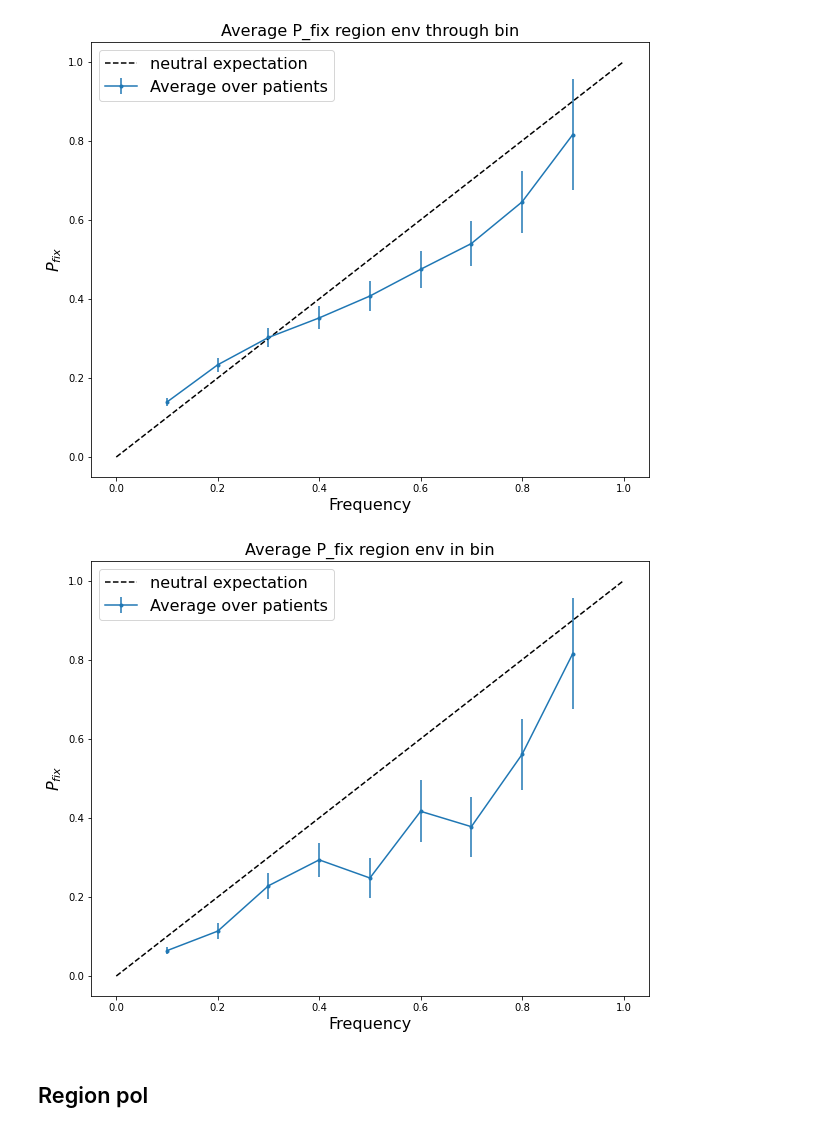
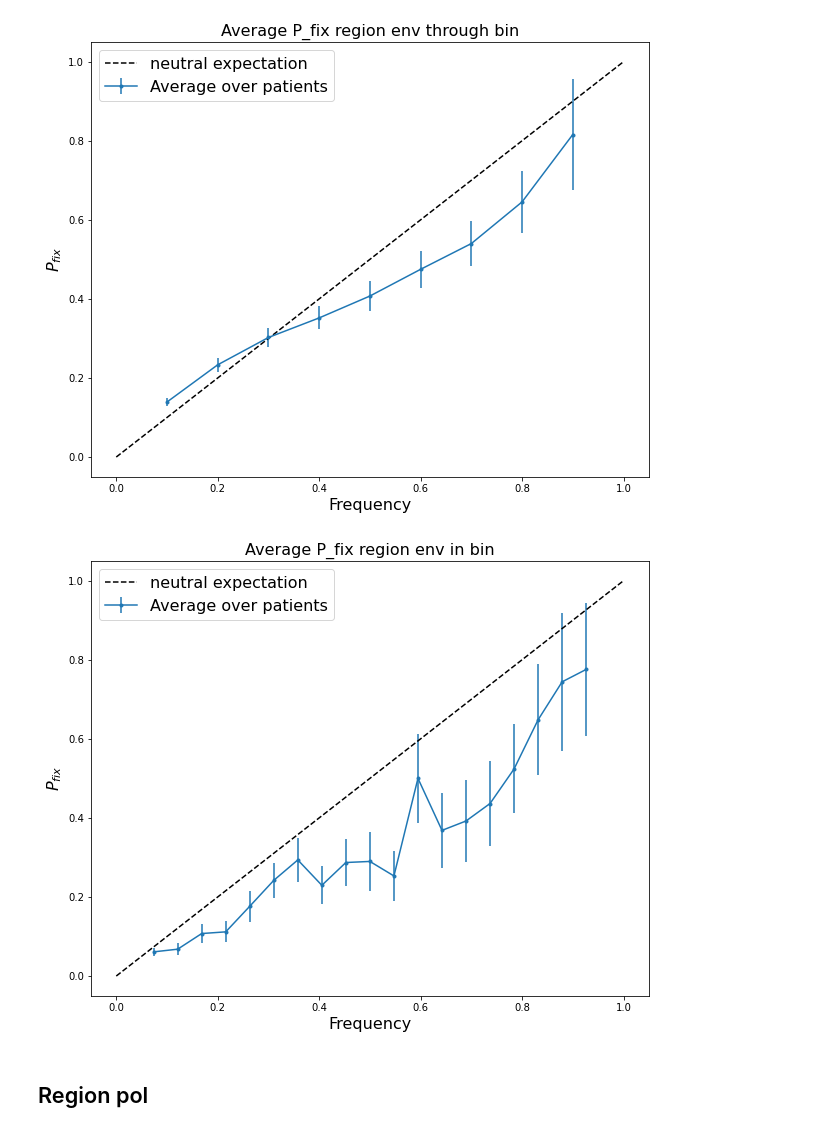
Before and after one commit to neherlab/HIVEVO_recombination, a Jupyter notebook: notebooks/P_fix.ipynb, the cells around one changed output. Saved outputs shown, nothing was run; the diff lists cells and outputs as text; code cells hidden in the pictures.

```diff
--- a/notebooks/P_fix.ipynb
+++ b/notebooks/P_fix.ipynb
@@ -245,18 +245,18 @@ plot_average_proba(frequency_bins, avg_proba_fix, err_proba_fix, region, criteri
 [figure]
 # %%
 # Parameters
-patient_names = ["p1", "p2", "p4", "p5", "p6", "p8", "p9", "p11"]
+patient_names = ["p1", "p2", "p3", "p4", "p5", "p6", "p8", "p9", "p11"]
 criteria = "in"
 region = "env"
 remove_one_point_only = False
-nb_bin = 10
+nb_bin = 20
 fontsize = 16
 
 # Function calls
 frequency_bins, avg_proba_fix, all_traj_per_bin, all_fixed_per_bin, err_proba_fix = average_proba_fix(patient_names, criteria, region, nb_bin, remove_one_point_only)
 plot_average_proba(frequency_bins, avg_proba_fix, err_proba_fix, region, criteria)
 # %% [output]
-[figure, old version]
+[figure, new version]
 # %% [markdown]
 ## Region pol
 # %%
```
Also changed, not shown: 2 other files.
